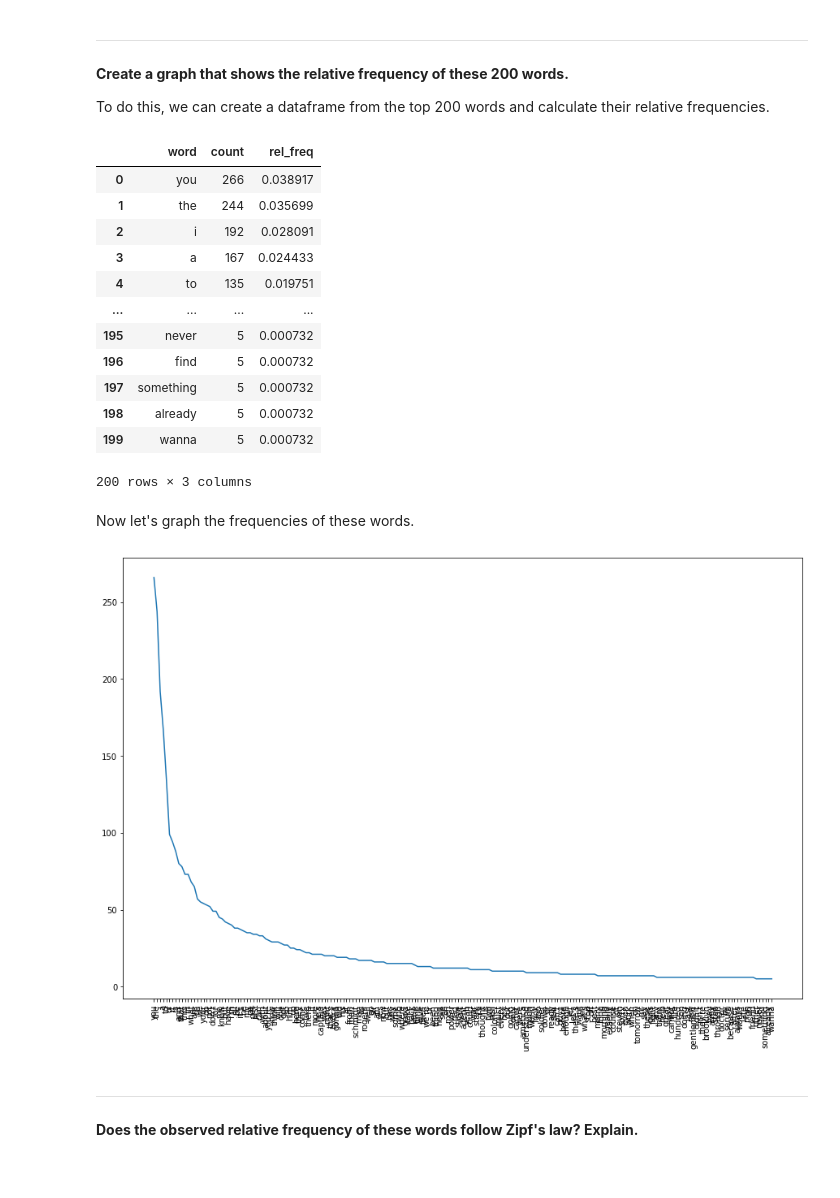
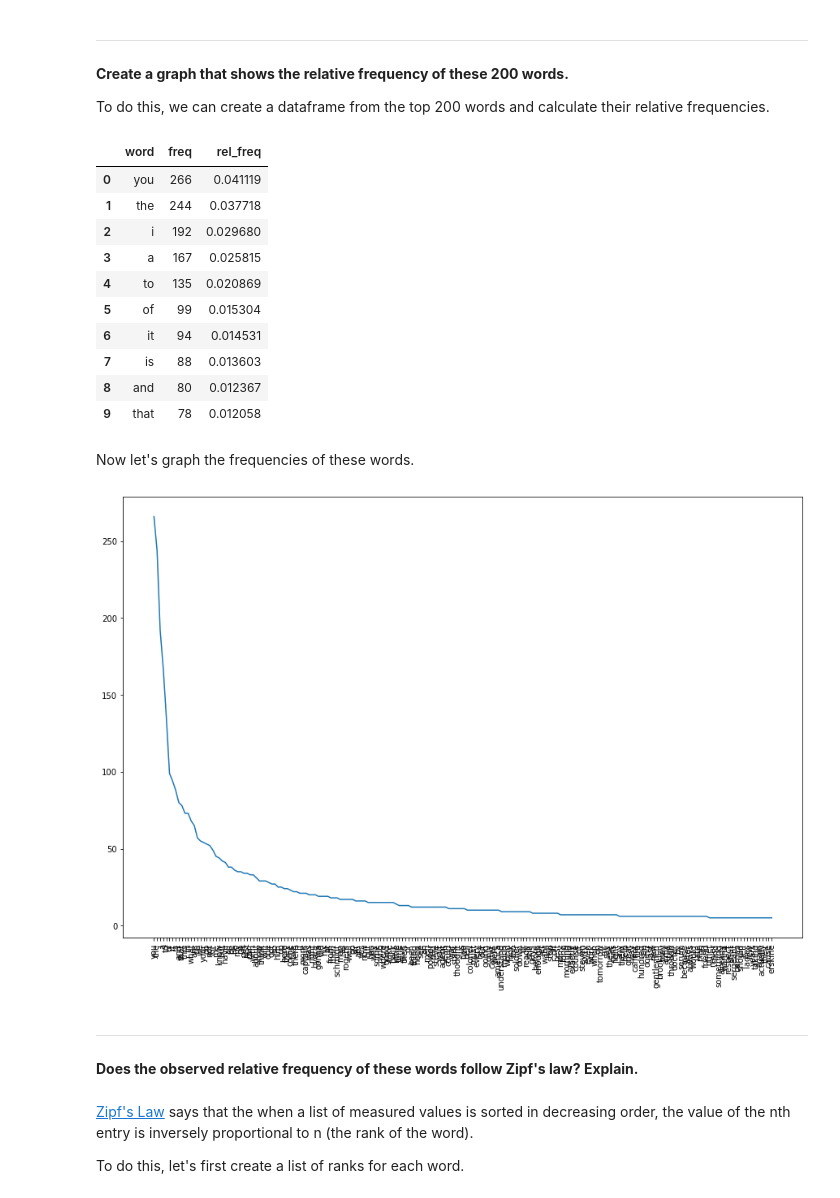
Before and after one commit to addsding/cuny-data620, a Jupyter notebook: week4_part2/Week4_Part2.ipynb, the cells around one changed output. Saved outputs shown, nothing was run; the diff lists cells and outputs as text; code cells hidden in the pictures.

```diff
--- a/week4_part2/Week4_Part2.ipynb
+++ b/week4_part2/Week4_Part2.ipynb
@@ -175 +183,3 @@ tokenized_dialogue = [token for token in tokenized_dialogue if token not in punc
+# %%
+unique_tokenized_dialogue = [word for word in tokenized_dialogue if '\'' not in word]
 # %% [markdown]
@@ -237,7 +240,7 @@ print(str(count), "words make up approximately half the corpus.")
 
 We can do this by creating a frequency distribution using **NLTK**'s `FreqDist()` and using the `most_common()` function to grab the top 200.
 # %%
-highest_200 = nltk.FreqDist(tokenized_dialogue).most_common(200)
+highest_200 = nltk.FreqDist(unique_tokenized_dialogue).most_common(200)
 
 print(highest_200)
 # %% [output]
@@ -250,36 +253,40 @@ print(highest_200)
 To do this, we can create a dataframe from the top 200 words and calculate their relative frequencies.
 # %%
 # create dataframe
-highest_200_df = pd.DataFrame(highest_200, columns = ['word', 'count'])
+highest_200_df = pd.DataFrame(highest_200, columns = ['word', 'freq'])
+
+#total_200 = highest_200_df['freq'].sum()
 
 # add relative frequencies
-highest_200_df['rel_freq'] = highest_200_df['count']/len(tokenized_dialogue)
+highest_200_df['rel_freq'] = highest_200_df['freq']/len(unique_tokenized_dialogue)
 
-highest_200_df
+highest_200_df[:10]
 # %% [output]
-|  | word | count | rel_freq |
-| 0 | you | 266 | 0.038917 |
-| 1 | the | 244 | 0.035699 |
-| 2 | i | 192 | 0.028091 |
-| 3 | a | 167 | 0.024433 |
-| 4 | to | 135 | 0.019751 |
-| ... | ... | ... | ... |
-| 195 | never | 5 | 0.000732 |
-| 196 | find | 5 | 0.000732 |
-| 197 | something | 5 | 0.000732 |
-| 198 | already | 5 | 0.000732 |
-| 199 | wanna | 5 | 0.000732 |
+|  | word | freq | rel_freq |
+| 0 | you | 266 | 0.041119 |
+| 1 | the | 244 | 0.037718 |
+| 2 | i | 192 | 0.029680 |
+| 3 | a | 167 | 0.025815 |
+| 4 | to | 135 | 0.020869 |
+| 5 | of | 99 | 0.015304 |
+| 6 | it | 94 | 0.014531 |
+| 7 | is | 88 | 0.013603 |
+| 8 | and | 80 | 0.012367 |
+| 9 | that | 78 | 0.012058 |
-200 rows × 3 columns
 # %% [markdown]
 Now let's graph the frequencies of these words.
 # %%
 plt.figure(figsize=(15,10))
-plt.plot(highest_200_df['word'], highest_200_df['rel_freq'])
+plt.plot(highest_200_df['word'], highest_200_df['freq'])
 plt.xticks(rotation = 90)
 plt.show()
 # %% [output]
-[figure, old version]
+[figure, new version]
 # %% [markdown]
 ***
 
 **Does the observed relative frequency of these words follow Zipf's law? Explain.**
+# %% [markdown]
+[Zipf's Law](https://en.wikipedia.org/wiki/Zipf's_law) says that the when a list of measured values is sorted in decreasing order, the value of the nth entry is inversely proportional to n (the rank of the word).
+
+To do this, let's first create a list of ranks for each word.
```
Also changed, not shown: parts of 15 cells of this notebook.
